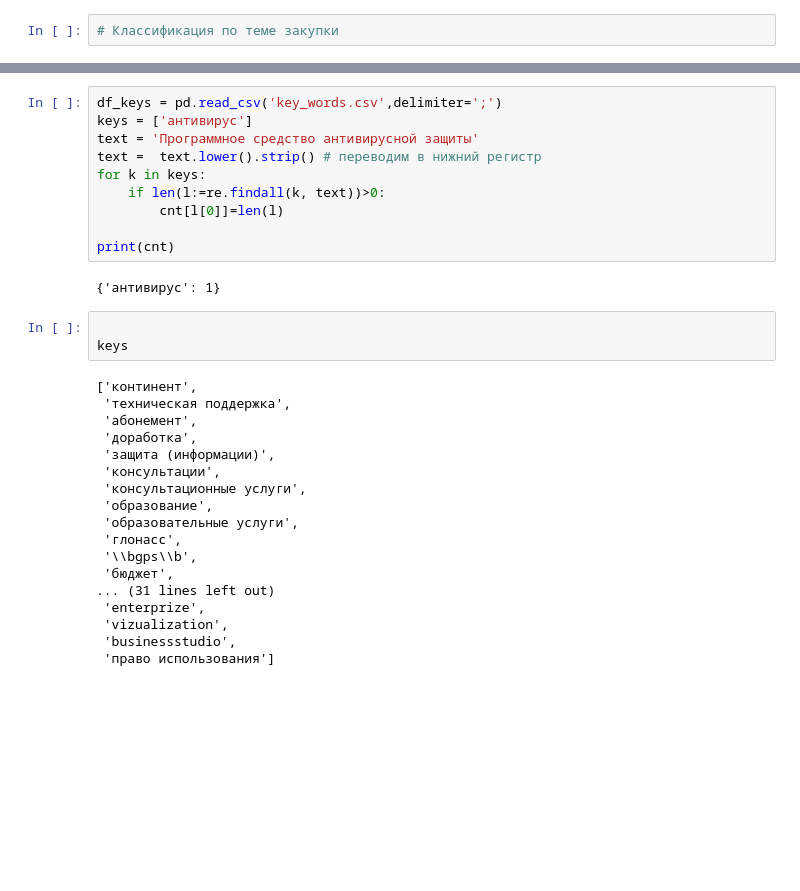
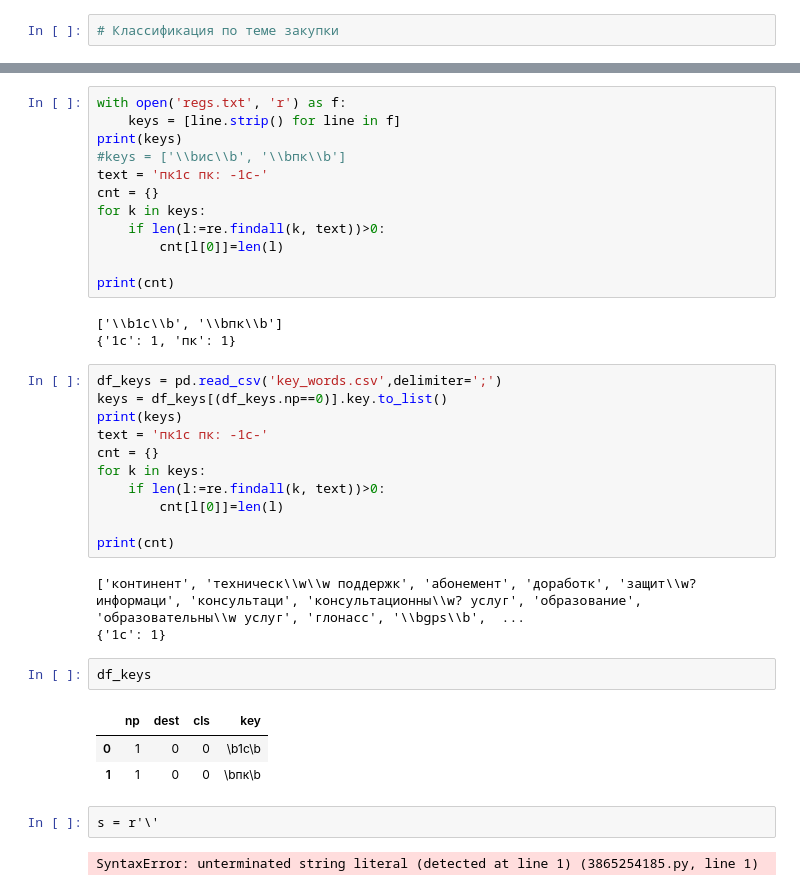
Before and after one commit to vokulovskiy/attractor, a Jupyter notebook: Поиск_ТЗ_v6.ipynb, the cells around one changed output, grey strips where cells are left out. Saved outputs shown, nothing was run; the diff lists cells and outputs as text; blank space fills up the shorter version.

```diff
--- a/Поиск_ТЗ_v6.ipynb
+++ b/Поиск_ТЗ_v6.ipynb
@@ -426,33 +431,39 @@ Pos [] Neg []
+# %%
+with open('regs.txt', 'r') as f:
+    keys = [line.strip() for line in f]
+print(keys)
+#keys = ['\\bис\\b', '\\bпк\\b']
+text = 'пк1с пк: -1с-'
+cnt = {}
+for k in keys:
+    if len(l:=re.findall(k, text))>0:
+        cnt[l[0]]=len(l)
+
+print(cnt)
+# %% [output]
+['\\b1с\\b', '\\bпк\\b']
+{'1с': 1, 'пк': 1}
 # %%
 df_keys = pd.read_csv('key_words.csv',delimiter=';')
-keys = ['антивирус']
-text = 'Программное средство антивирусной защиты'
-text =  text.lower().strip() # переводим в нижний регистр
+keys = df_keys[(df_keys.np==0)].key.to_list()
+print(keys)
+text = 'пк1с пк: -1с-'
+cnt = {}
 for k in keys:
     if len(l:=re.findall(k, text))>0:
         cnt[l[0]]=len(l)
 
 print(cnt)
 # %% [output]
-{'антивирус': 1}
+['континент', 'техническ\\w\\w поддержк', 'абонемент', 'доработк', 'защит\\w? информаци', 'консультаци', 'консультационны\\w? услуг', 'образование', 'образовательны\\w услуг', 'глонасс', '\\bgps\\b',  ...
+{'1с': 1}
-# %%
-
-keys
-# %% [output]
-['континент',
- 'техническая поддержка',
- 'абонемент',
- 'доработка',
- 'защита (информации)',
- 'консультации',
- 'консультационные услуги',
- 'образование',
- 'образовательные услуги',
- 'глонасс',
- '\\bgps\\b',
- 'бюджет',
-... (31 lines left out)
- 'enterprize',
- 'vizualization',
- 'businessstudio',
- 'право использования']
+# %%
+df_keys
+# %% [output]
+|  | np | dest | cls | key |
+| 0 | 1 | 0 | 0 | \b1с\b |
+| 1 | 1 | 0 | 0 | \bпк\b |
+# %%
+s = r'\'
+# %% [output]
+SyntaxError: unterminated string literal (detected at line 1) (3865254185.py, line 1)
```
Also changed, not shown: parts of 1 cell of this notebook, 4 other files.
